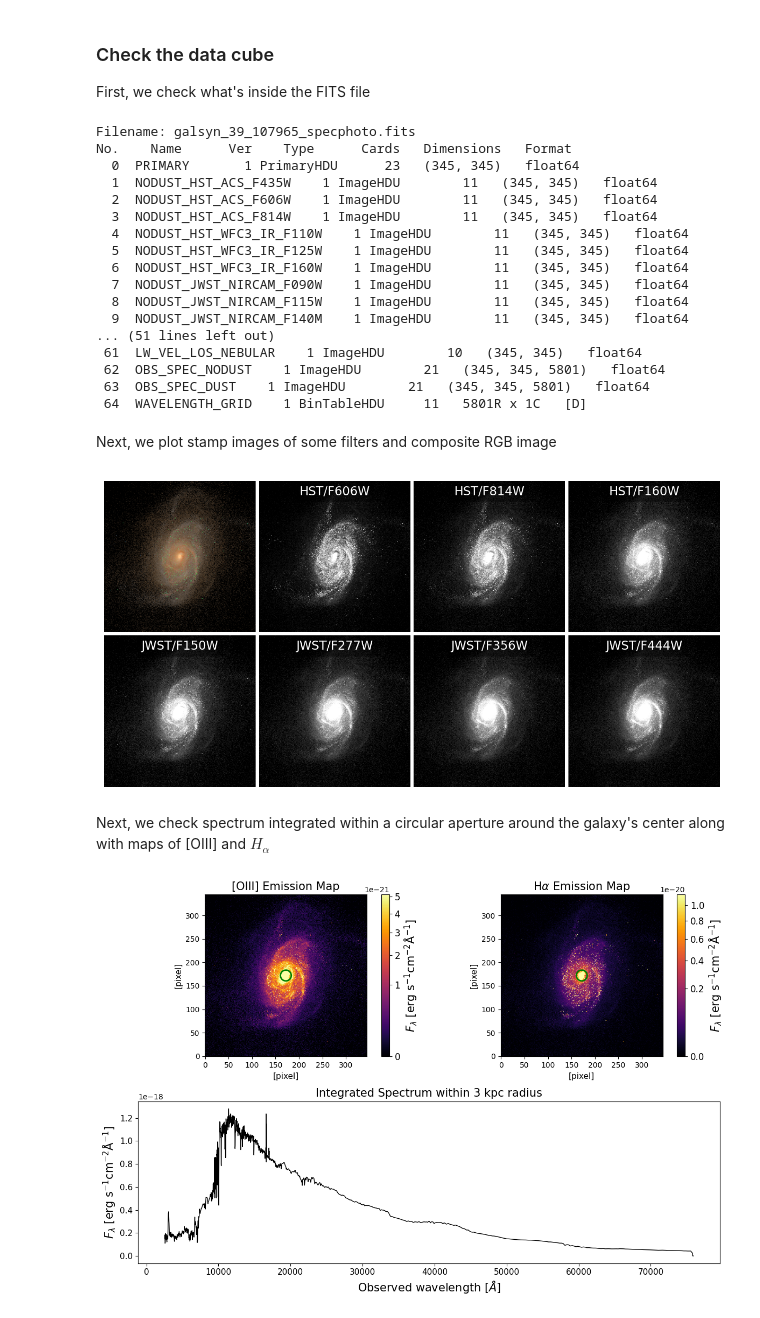
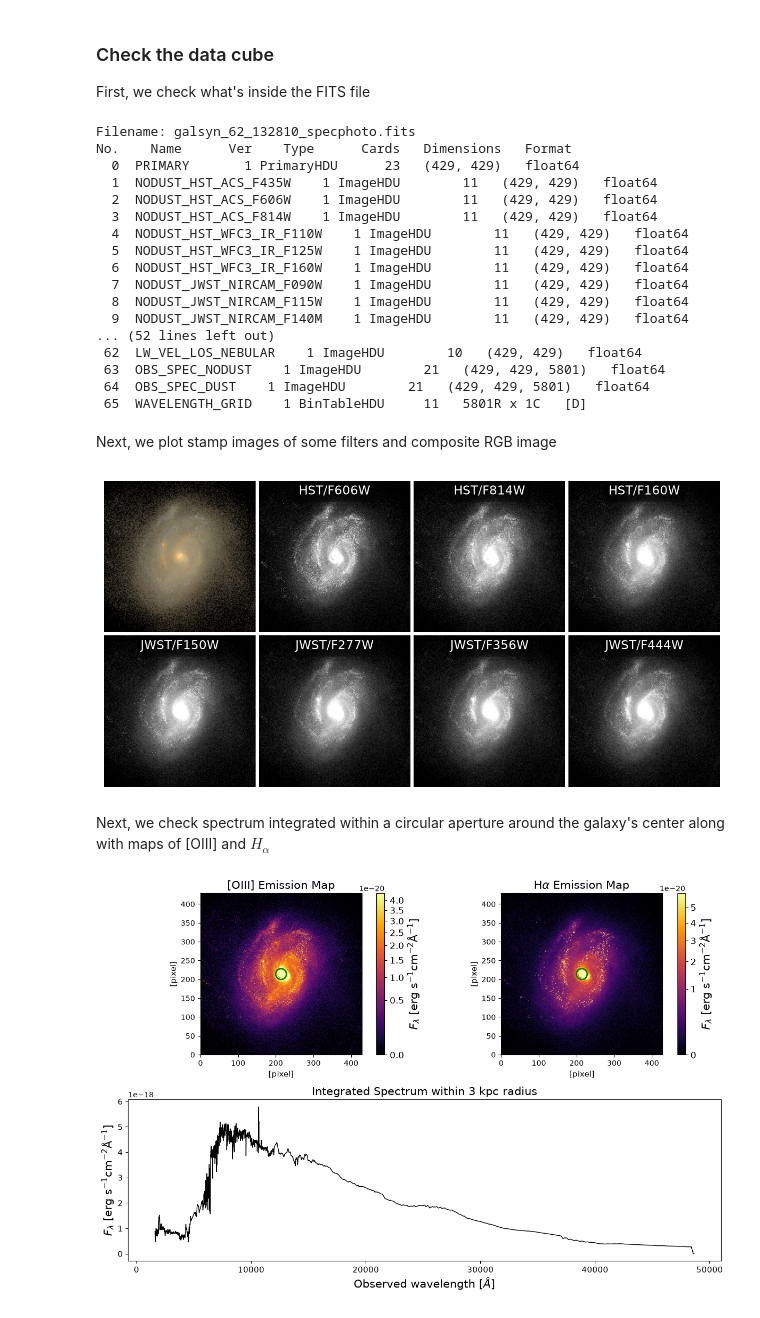
Before and after one commit to aabdurrouf/GalSyn, a Jupyter notebook: examples/Example 4 - Generating idealized synthetic data cubes: including IFS.ipynb, the cells around one changed output. Drawn from its saved outputs; the diff is of its cells as text; code cells hidden in the pictures.

Commit message:
Update code, examples, tutorials and figures

```diff
--- a/examples/Example 4 - Generating idealized synthetic data cubes: including IFS.ipynb
+++ b/examples/Example 4 - Generating idealized synthetic data cubes: including IFS.ipynb
@@ -30,8 +30,8 @@ api_key = "your_api_key"
 
 # Specify simulation parameters
 sim = 'TNG50-1'         # The TNG simulation run
-snap_number = 39        # The snapshot index (e.g., z ~ 1.5 in IllustrisTNG)
-subhalo_id = 107965     # The subhalo ID
+snap_number = 62        # The snapshot index (e.g., z ~ 1.5 in IllustrisTNG)
+subhalo_id = 132810     # The subhalo ID
 
 # Assign a redshift to the galaxy. This value can be arbitrary, provided it is reasonably close to the exact redshift of the snapshot index.
 # In this example, we will fetch the precise redshift for the snapshot number using the TNG API.
@@ -52,8 +52,8 @@ gs.pix_arcsec = 0.03           # Output pixel scale in arcseconds
 
 gs.flux_unit = 'MJy/sr'        # Desired unit for the output FITS file
 
-gs.polar_angle_deg = 0.0       # Polar angle or inclination
-gs.azimuth_angle_deg = 0.0     # azimuth angle or rotation in the xy-plane
+gs.polar_angle_deg = 45.0       # Polar angle or inclination
+gs.azimuth_angle_deg = 45.0     # azimuth angle or rotation in the xy-plane
 
 # Dust attenuation modeling method
 gs.dust_method = 'los'             # line-of-sight method
@@ -111,26 +111,26 @@ First, we check what's inside the FITS file
 # %%
 from astropy.io import fits
 
-cube = fits.open('galsyn_39_107965_specphoto.fits')
+cube = fits.open('galsyn_62_132810_specphoto.fits')
 cube.info()
 # %% [output]
-Filename: galsyn_39_107965_specphoto.fits
+Filename: galsyn_62_132810_specphoto.fits
 No.    Name      Ver    Type      Cards   Dimensions   Format
-  0  PRIMARY       1 PrimaryHDU      23   (345, 345)   float64
-  1  NODUST_HST_ACS_F435W    1 ImageHDU        11   (345, 345)   float64
-  2  NODUST_HST_ACS_F606W    1 ImageHDU        11   (345, 345)   float64
-  3  NODUST_HST_ACS_F814W    1 ImageHDU        11   (345, 345)   float64
-  4  NODUST_HST_WFC3_IR_F110W    1 ImageHDU        11   (345, 345)   float64
-  5  NODUST_HST_WFC3_IR_F125W    1 ImageHDU        11   (345, 345)   float64
-  6  NODUST_HST_WFC3_IR_F160W    1 ImageHDU        11   (345, 345)   float64
-  7  NODUST_JWST_NIRCAM_F090W    1 ImageHDU        11   (345, 345)   float64
-  8  NODUST_JWST_NIRCAM_F115W    1 ImageHDU        11   (345, 345)   float64
-  9  NODUST_JWST_NIRCAM_F140M    1 ImageHDU        11   (345, 345)   float64
-... (51 lines left out)
- 61  LW_VEL_LOS_NEBULAR    1 ImageHDU        10   (345, 345)   float64
- 62  OBS_SPEC_NODUST    1 ImageHDU        21   (345, 345, 5801)   float64
- 63  OBS_SPEC_DUST    1 ImageHDU        21   (345, 345, 5801)   float64
- 64  WAVELENGTH_GRID    1 BinTableHDU     11   5801R x 1C   [D]
+  0  PRIMARY       1 PrimaryHDU      23   (429, 429)   float64
+  1  NODUST_HST_ACS_F435W    1 ImageHDU        11   (429, 429)   float64
+  2  NODUST_HST_ACS_F606W    1 ImageHDU        11   (429, 429)   float64
+  3  NODUST_HST_ACS_F814W    1 ImageHDU        11   (429, 429)   float64
+  4  NODUST_HST_WFC3_IR_F110W    1 ImageHDU        11   (429, 429)   float64
+  5  NODUST_HST_WFC3_IR_F125W    1 ImageHDU        11   (429, 429)   float64
+  6  NODUST_HST_WFC3_IR_F160W    1 ImageHDU        11   (429, 429)   float64
+  7  NODUST_JWST_NIRCAM_F090W    1 ImageHDU        11   (429, 429)   float64
+  8  NODUST_JWST_NIRCAM_F115W    1 ImageHDU        11   (429, 429)   float64
+  9  NODUST_JWST_NIRCAM_F140M    1 ImageHDU        11   (429, 429)   float64
+... (52 lines left out)
+ 62  LW_VEL_LOS_NEBULAR    1 ImageHDU        10   (429, 429)   float64
+ 63  OBS_SPEC_NODUST    1 ImageHDU        21   (429, 429, 5801)   float64
+ 64  OBS_SPEC_DUST    1 ImageHDU        21   (429, 429, 5801)   float64
+ 65  WAVELENGTH_GRID    1 BinTableHDU     11   5801R x 1C   [D]
 # %% [markdown]
 Next, we plot stamp images of some filters and composite RGB image
 # %%
@@ -185,7 +185,7 @@ for ii in range(nbands):
 plt.subplots_adjust(hspace=0.02, wspace=0.02)
 plt.show()
 # %% [output]
-[figure, old version]
+[figure, new version]
 # %% [markdown]
 Next, we check spectrum integrated within a circular aperture around the galaxy's center along with maps of [OIII] and $H_{\alpha}$
 # %%
@@ -233,7 +233,7 @@ gs = gridspec.GridSpec(2, 2, width_ratios=[1, 1], height_ratios=[1, 1])
 # OIII map
 ax0 = plt.subplot(gs[0, 0])
 
-cmap = cm.get_cmap('inferno').copy()
+cmap = plt.get_cmap('inferno').copy()
 cmap.set_bad(color='black')
 norm = simple_norm(oiii_map, 'sqrt', percent=98.5)
 im0 = ax0.imshow(oiii_map, norm=norm, origin='lower', cmap=cmap)
@@ -255,34 +255,34 @@ ax0.add_patch(circle0)
 # H-alpha map
 ax1 = plt.subplot(gs[0, 1])
 
-cmap = cm.get_cmap('inferno').copy()
+cmap = plt.get_cmap('inferno').copy()
 cmap.set_bad(color='black')
 norm = simple_norm(halpha_map, 'sqrt', percent=98.5)
 im1 = ax1.imshow(halpha_map, norm=norm, origin='lower', cmap=cmap)
 
 ax1.set_title(r'H$\alpha$ Emission Map', fontsize=15)
 ax1.set_xlabel('[pixel]', fontsize=11)
 ax1.set_ylabel('[pixel]', fontsize=11)
 
 cbar = plt.colorbar(im1, ax=ax1)
 cbar.set_label(r'$F_{\lambda}$ [erg $\rm{s}^{-1}\rm{cm}^{-2}\AA^{-1}$]', fontsize=15)
 cbar.ax.tick_params(labelsize=12)
 
 # New code to add circle to H-alpha map
 circle1 = patches.Circle((center_x, center_y), radius_pixels, edgecolor='green', facecolor='none', linewidth=2)
 ax1.add_patch(circle1)
 # End of new code
 
 # Integrated spectrum
 ax2 = plt.subplot(gs[1, :])
 ax2.plot(wavelength, integrated_spectrum0, lw=1, color='black')
 ax2.set_title('Integrated Spectrum within 3 kpc radius', fontsize=15)
 ax2.set_xlabel(r'Observed wavelength [$\AA$]', fontsize=15)
 ax2.set_ylabel(r'$F_{\lambda}$ [erg $\rm{s}^{-1}\rm{cm}^{-2}\AA^{-1}$]', fontsize=15)
 plt.setp(ax2.get_yticklabels(), fontsize=11)
 plt.setp(ax2.get_xticklabels(), fontsize=11)
 
 plt.tight_layout()
 plt.show()
 # %% [output]
-[figure, old version]
+[figure, new version]
```
Also changed, not shown: parts of 1 cell of this notebook, 26 other files.
